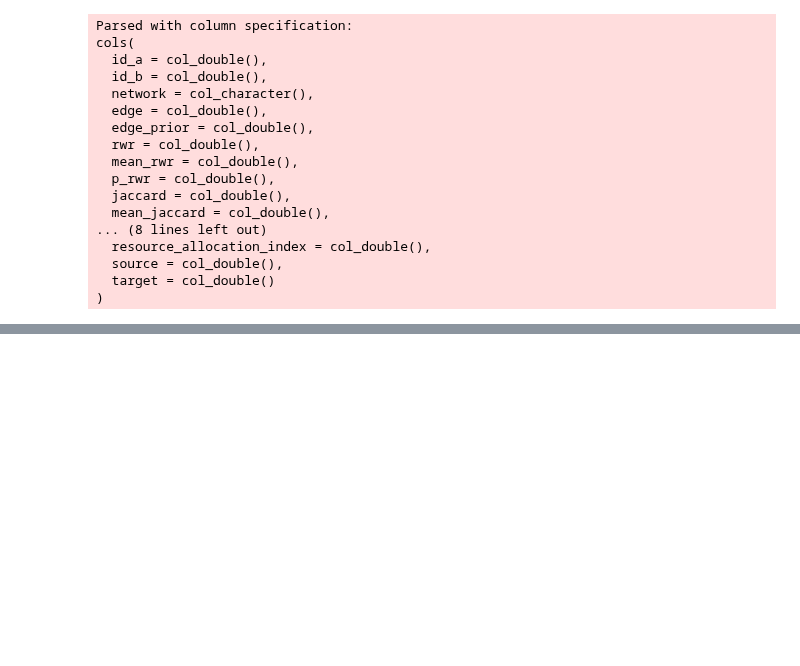
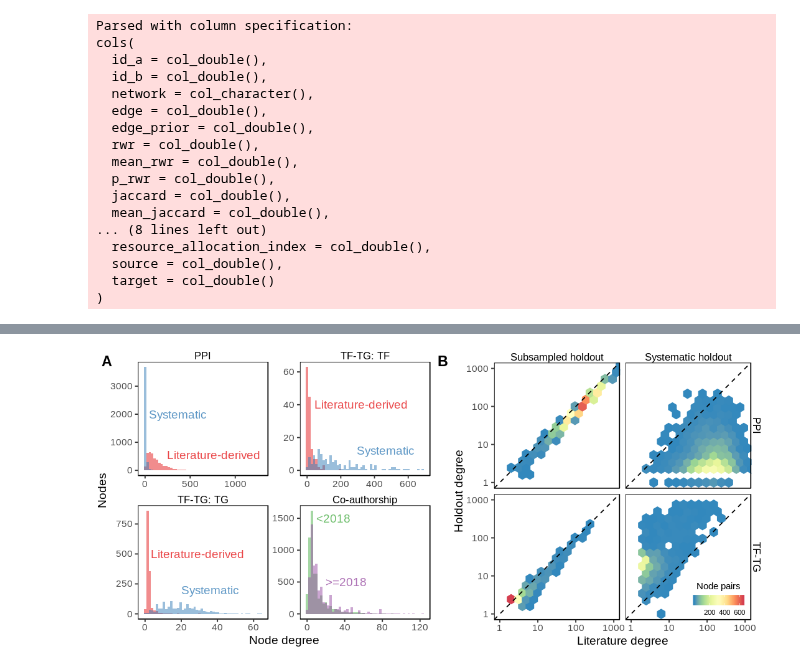
Before and after one commit to greenelab/xswap-analysis, a Jupyter notebook: nb/3.fig1.degree_dist/2.plot_degree_dist.ipynb, the cells around one changed output, grey strips where cells are left out. Saved outputs shown, nothing was run; the diff lists cells and outputs as text; code cells hidden in the pictures; blank space fills up the shorter version.

```diff
--- a/nb/3.fig1.degree_dist/2.plot_degree_dist.ipynb
+++ b/nb/3.fig1.degree_dist/2.plot_degree_dist.ipynb
@@ -403,24 +389,0 @@ feature_degree <- feature_degree_df %>%
-# %%
-options(repr.plot.width=10, repr.plot.height=8)
-
-degree_bias <- plot_grid(
-    reconstruction + theme(legend.position = "none", plot.margin = unit(c(0.2, 0.1, 0, 0.3), "cm")),
-    systematic + theme(legend.position = "none", plot.margin = unit(c(0.2, 0.2, 0, 0.2), "cm")),
-    ncol = 2, labels = c("B", "C"), hjust = -0.01)
-
-top_row <- plot_grid(
-    histogram_dists + theme(plot.margin = unit(c(0.2, 0.1, 0, 0.3), "cm")),
-    degree_bias,
-#     plot_grid(recon, system, nrow = 1, labels = c("B", "C")),
-    labels = c("A", ""),
-    ncol = 2, rel_widths = c(1, 1.1))
-
-combined <- plot_grid(top_row,
-          hetionet_degree_plot + theme(plot.margin = unit(c(0.5, 0.3, 0.5, 0.3), "cm")),
-          feature_degree + theme(plot.margin = unit(c(0, 0.3, 0, 0.3), "cm")),
-          ncol = 1, rel_heights = c(1, 0.65, 0.65), labels = c("", "D", "E"))
-
-ggsave(filename = '../../img/fig1.bias_features_combined.png', plot = combined, width = 10,
-       height = 8, dpi = 500)
-
-combined
@@ -432,0 +390,14 @@ Warning message:
+# %%
+options(repr.plot.width=9, repr.plot.height=4)
+
+combined <- plot_grid(
+    histogram_dists,
+    degree_bias + theme(plot.margin = unit(c(0.1, -1, 0.05, -0.5), 'cm')),
+    labels = c("A", "B")
+)
+
+ggsave('../../img/degree_bias.png', combined, width = 9, height = 4, dpi = 400)
+
+combined
+# %% [output]
+[figure, added]
```
Also changed, not shown: parts of 9 cells of this notebook, 4 other files.
